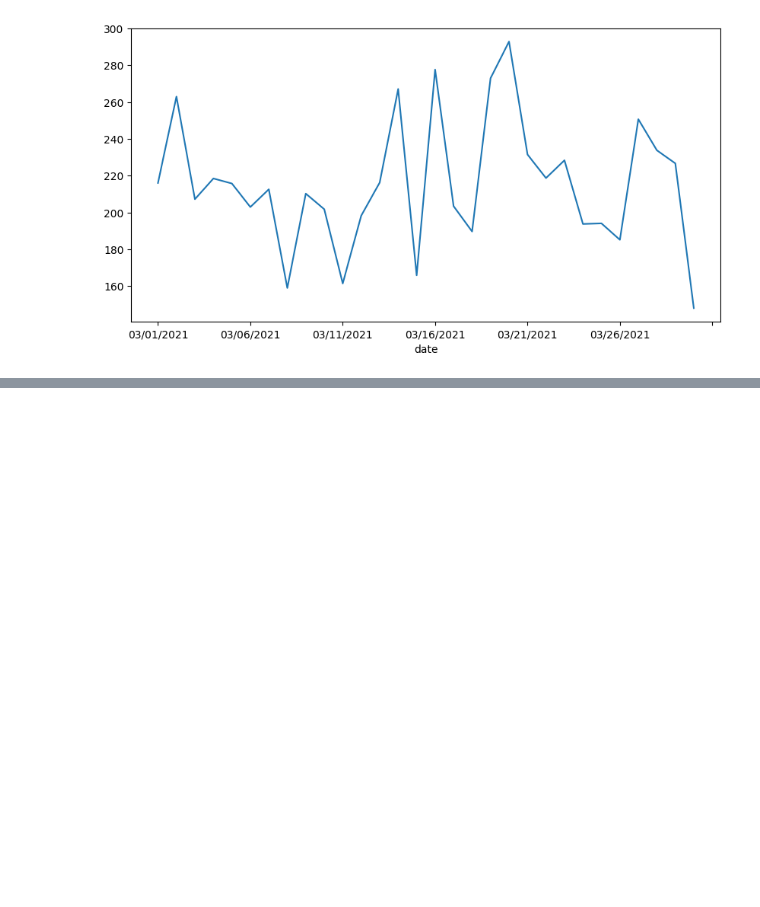
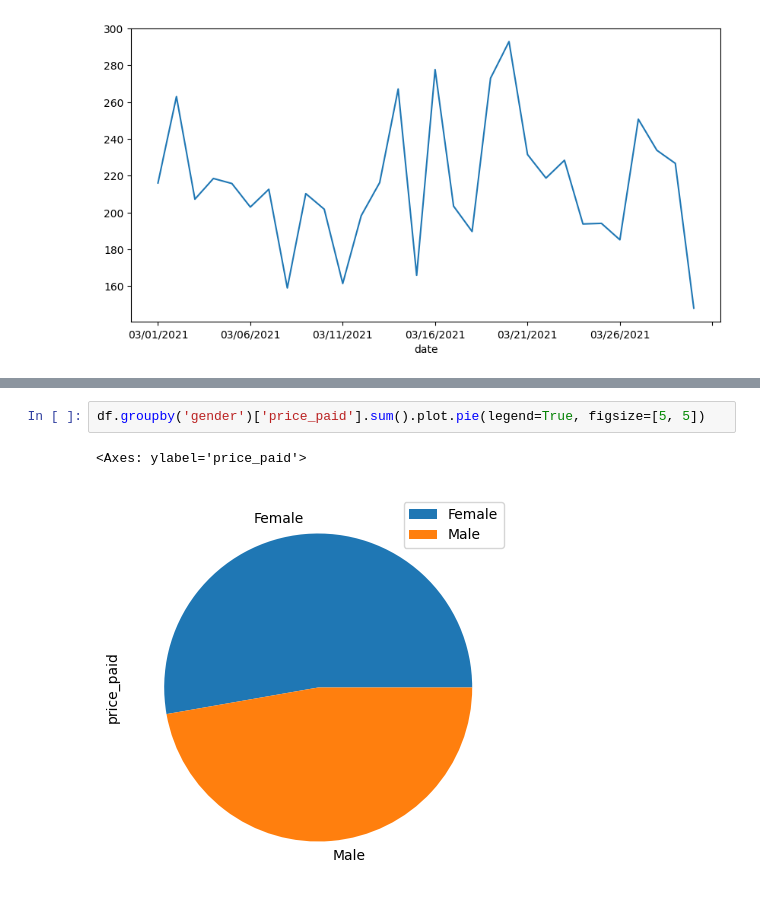
Before and after one commit to jeremylanes/data-science-exercises, a Jupyter notebook: src/graphics/09_graphics.ipynb, the cells around one changed output, grey strips where cells are left out. Drawn from its saved outputs; the diff is of its cells as text; blank space fills up the shorter version.

Commit message:
others graphics

```diff
--- a/src/graphics/09_graphics.ipynb
+++ b/src/graphics/09_graphics.ipynb
@@ -117,0 +125,5 @@ df.head()
+# %%
+df.groupby('gender')['price_paid'].sum().plot.pie(legend=True, figsize=[5, 5])
+# %% [output]
+<Axes: ylabel='price_paid'>
+[figure, added]
```
Also changed, not shown: parts of 2 cells of this notebook.
